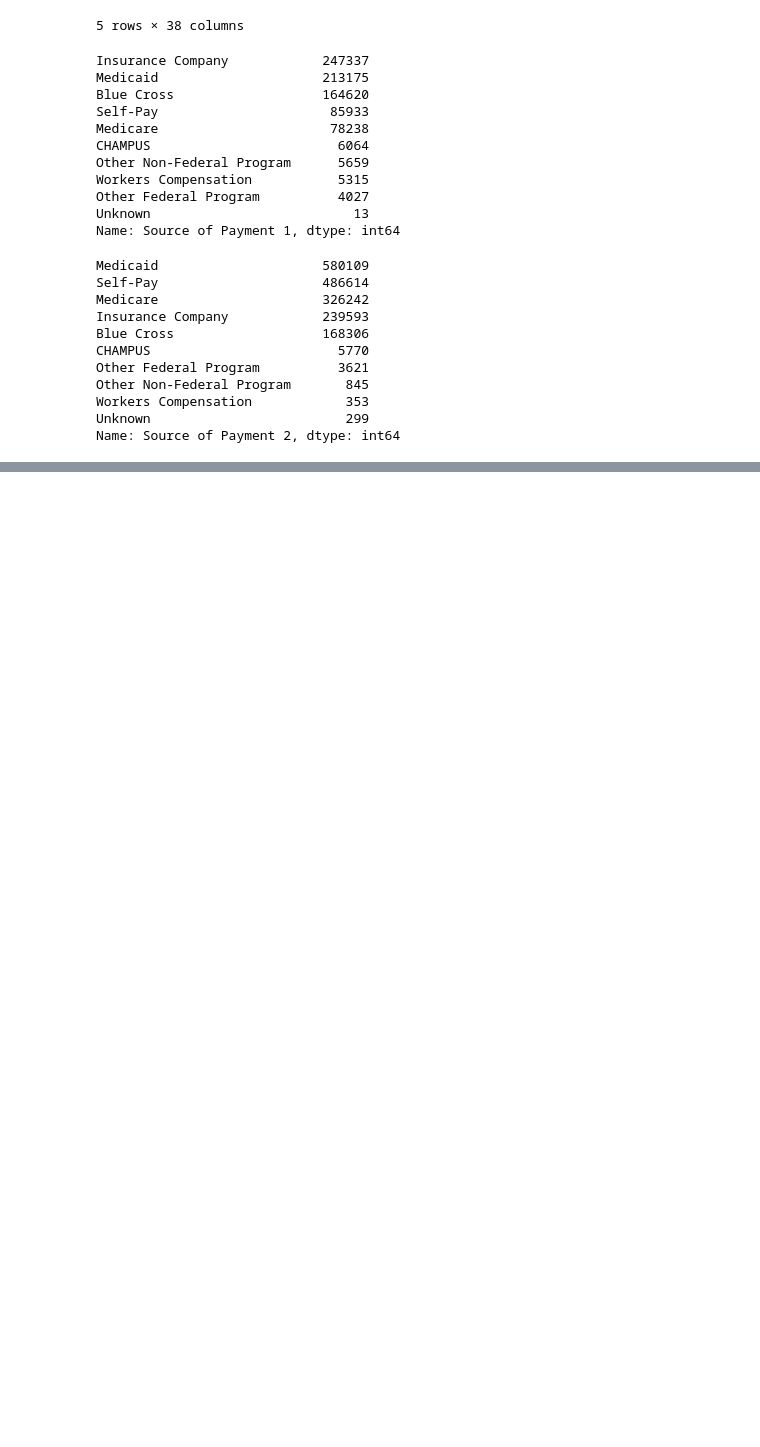
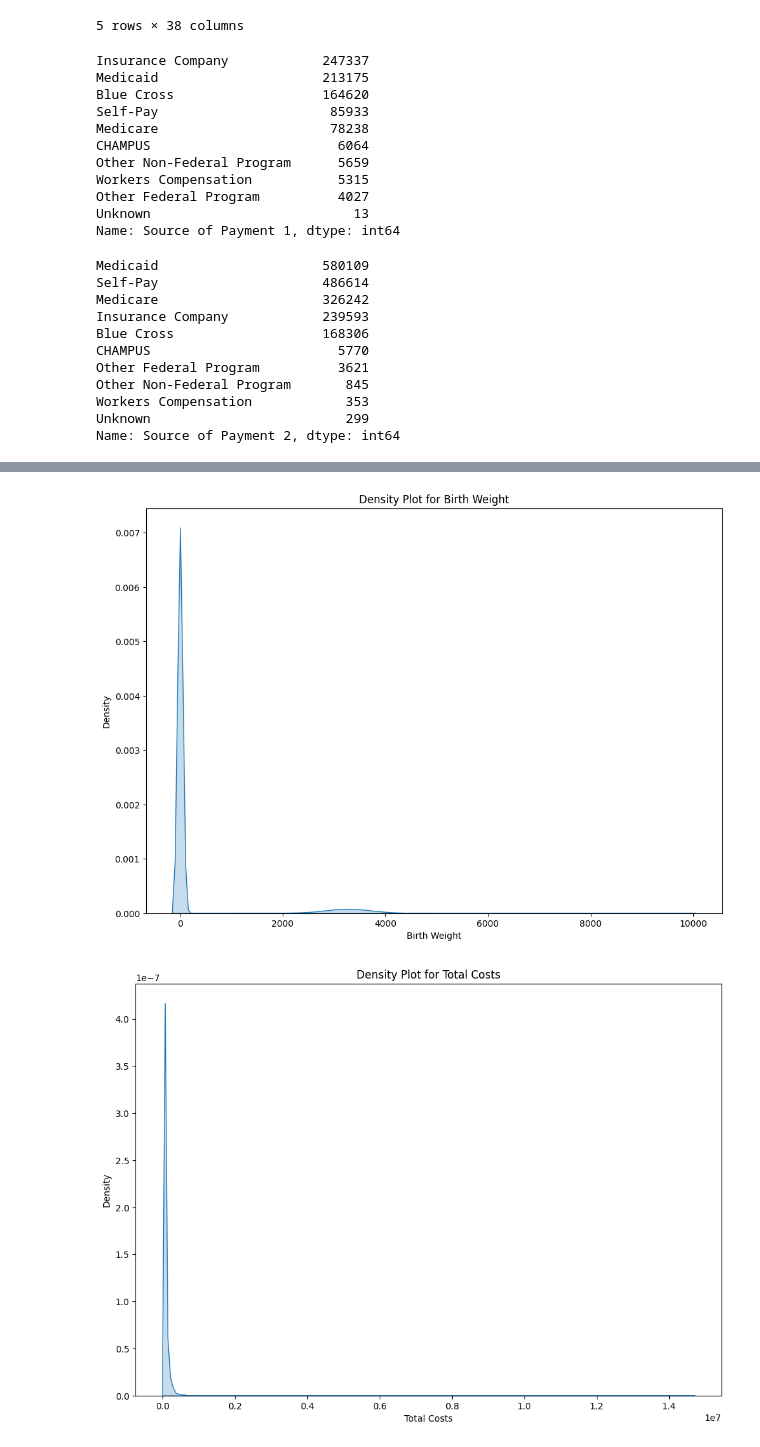
Before and after one commit to amitgit2510/Info_miners_2, a Jupyter notebook: Course_Project_2.ipynb, the cells around one changed output, grey strips where cells are left out. Saved outputs shown, nothing was run; the diff lists cells and outputs as text; code cells hidden in the pictures; blank space fills up the shorter version.

```diff
--- a/Course_Project_2.ipynb
+++ b/Course_Project_2.ipynb
@@ -144,0 +228,12 @@ KeyError: ignored
+# %%
+num = ['Birth Weight', 'Total Costs', 'Total Charges']
+
+for col in num:
+  sns.kdeplot(data=df[col], label=col, shade = True)
+  plt.xlabel(col)
+  plt.ylabel('Density')
+  plt.title(f'Density Plot for {col}')
+  plt.show()
+# %% [output]
+[figure, added]
+[figure, added]
```
Also changed, not shown: parts of 34 cells of this notebook.
